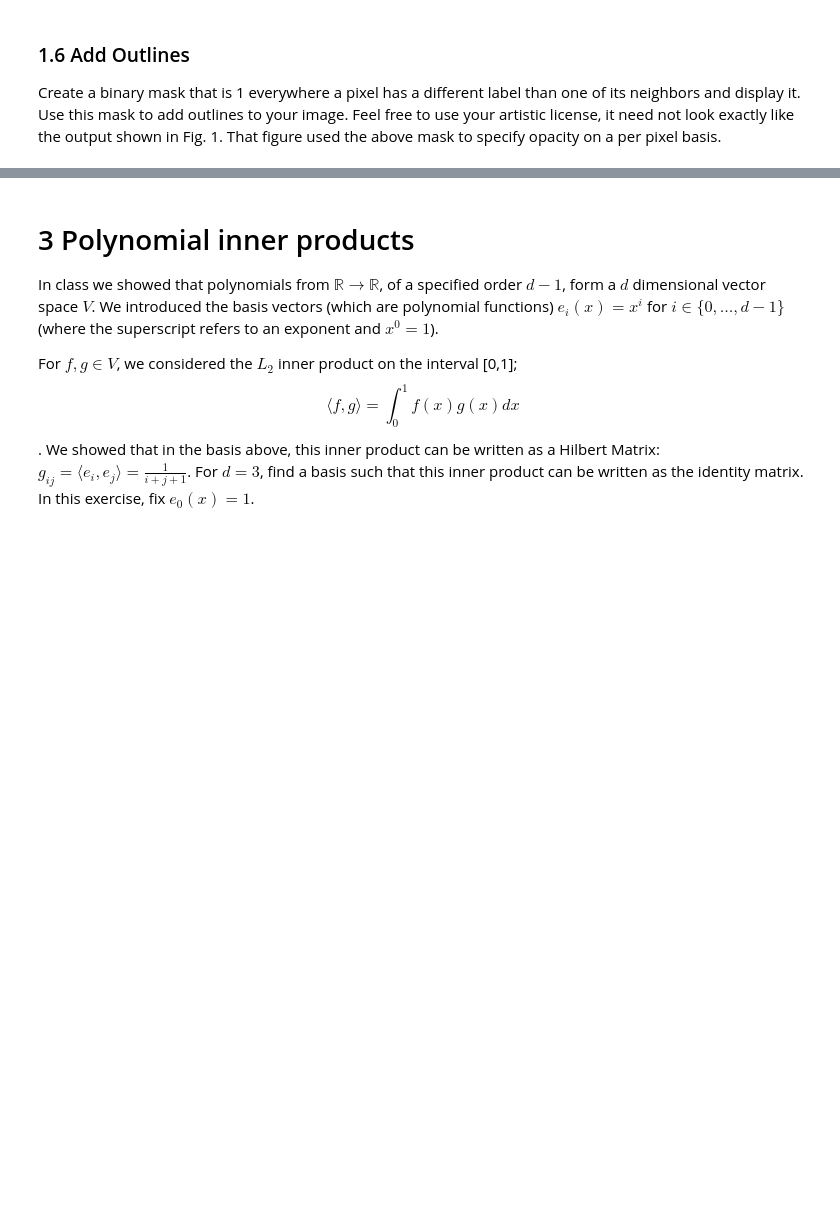
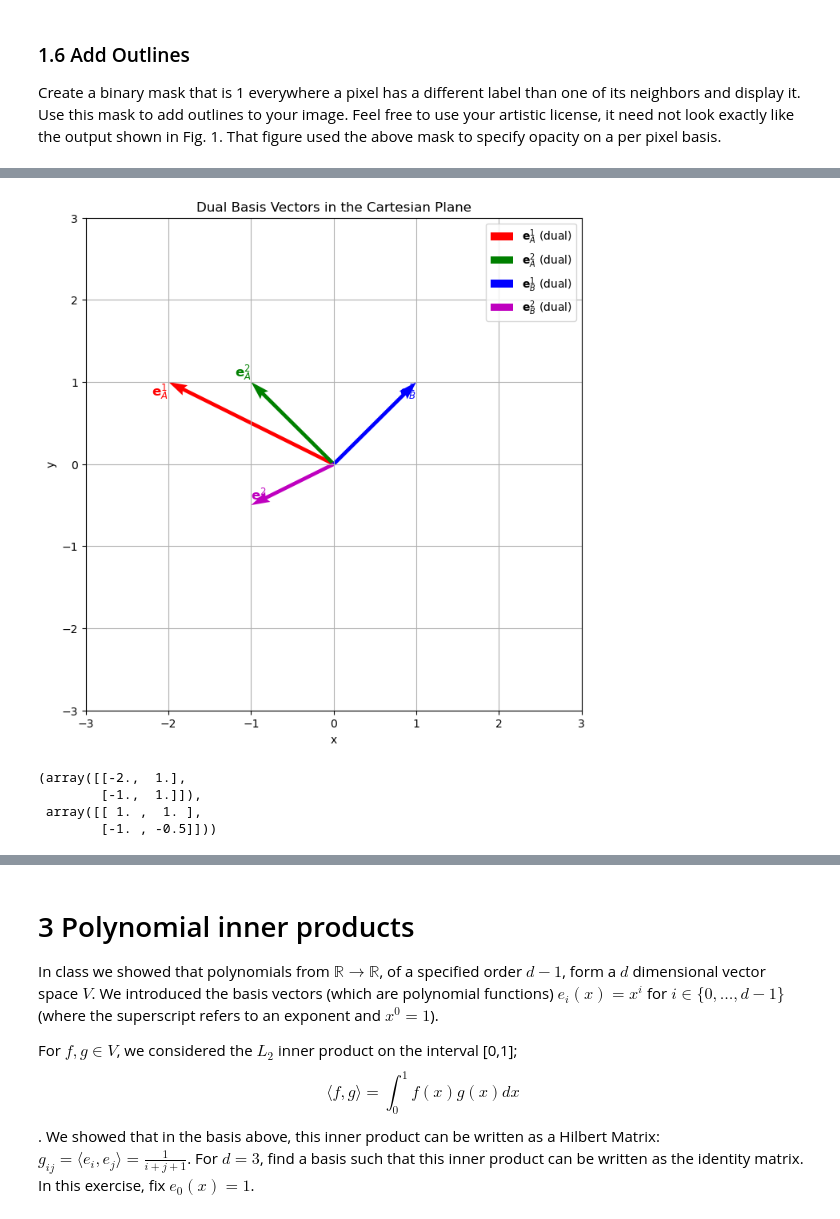
Before and after one commit to Simonlee711/UCLA-Grad-Courses, a Jupyter notebook: BIOMATH208/hw1/hw1.ipynb, the cells around one changed output, grey strips where cells are left out. Cells and saved outputs as stored; diff of their text form; code cells hidden in the pictures; blank space fills up the shorter version.

```diff
--- a/BIOMATH208/hw1/hw1.ipynb
+++ b/BIOMATH208/hw1/hw1.ipynb
@@ -180,0 +243,48 @@ plt.show()
+# %%
+import numpy as np
+
+# Define the basis vectors as numpy arrays for easier matrix operations
+basis_A = np.array([eA_1, eA_2])
+basis_B = np.array([eB_1, eB_2])
+
+# Calculate the inverse of the basis matrices to get the dual bases
+dual_A = np.linalg.inv(basis_A).T  # Transpose to get row vectors (covectors)
+dual_B = np.linalg.inv(basis_B).T
+
+# Plot the dual basis vectors
+plt.figure(figsize=(8, 8))
+plt.quiver(0, 0, dual_A[0, 0], dual_A[1, 0], angles='xy', scale_units='xy', scale=1, color='r', label=r'$\mathbf{e}_{A}^1$ (dual)')
+plt.quiver(0, 0, dual_A[0, 1], dual_A[1, 1], angles='xy', scale_units='xy', scale=1, color='g', label=r'$\mathbf{e}_{A}^2$ (dual)')
+plt.quiver(0, 0, dual_B[0, 0], dual_B[1, 0], angles='xy', scale_units='xy', scale=1, color='b', label=r'$\mathbf{e}_{B}^1$ (dual)')
+plt.quiver(0, 0, dual_B[0, 1], dual_B[1, 1], angles='xy', scale_units='xy', scale=1, color='m',  label=r'$\mathbf{e}_{B}^2$ (dual)')
+
+# Add labels for ONLY the dual basis vectors
+plt.text(dual_A[0, 0], dual_A[1, 0], r'$\mathbf{e}_{A}^1$', color='r', fontsize=12, verticalalignment='top', horizontalalignment='right')
+plt.text(dual_A[0, 1], dual_A[1, 1], r'$\mathbf{e}_{A}^2$', color='g', fontsize=12, verticalalignment='bottom', horizontalalignment='right')
+plt.text(dual_B[0, 0], dual_B[1, 0], r'$\mathbf{e}_{B}^1$', color='b', fontsize=12, verticalalignment='top', horizontalalignment='right')
+plt.text(dual_B[0, 1], dual_B[1, 1], r'$\mathbf{e}_{B}^2$', color='m', fontsize=12, verticalalignment='bottom', horizontalalignment='left')
+
+
+# Set axis properties
+plt.xlim(-3, 3)
+plt.ylim(-3, 3)
+plt.xlabel('x')
+plt.ylabel('y')
+plt.title('Dual Basis Vectors in the Cartesian Plane')
+plt.legend()
+plt.grid(True)
+
+# Show the plot
+plt.show()
+
+# Return the dual bases as ordered pairs
+dual_A_pairs = dual_A.T  # Transpose back to get ordered pairs
+dual_B_pairs = dual_B.T  # Transpose back to get ordered pairs
+
+dual_A_pairs, dual_B_pairs
+# %% [output]
+[figure, added]
+(array([[-2.,  1.],
+        [-1.,  1.]]),
+ array([[ 1. ,  1. ],
+        [-1. , -0.5]]))
```
Also changed, not shown: parts of 23 cells of this notebook, 17 other files.
